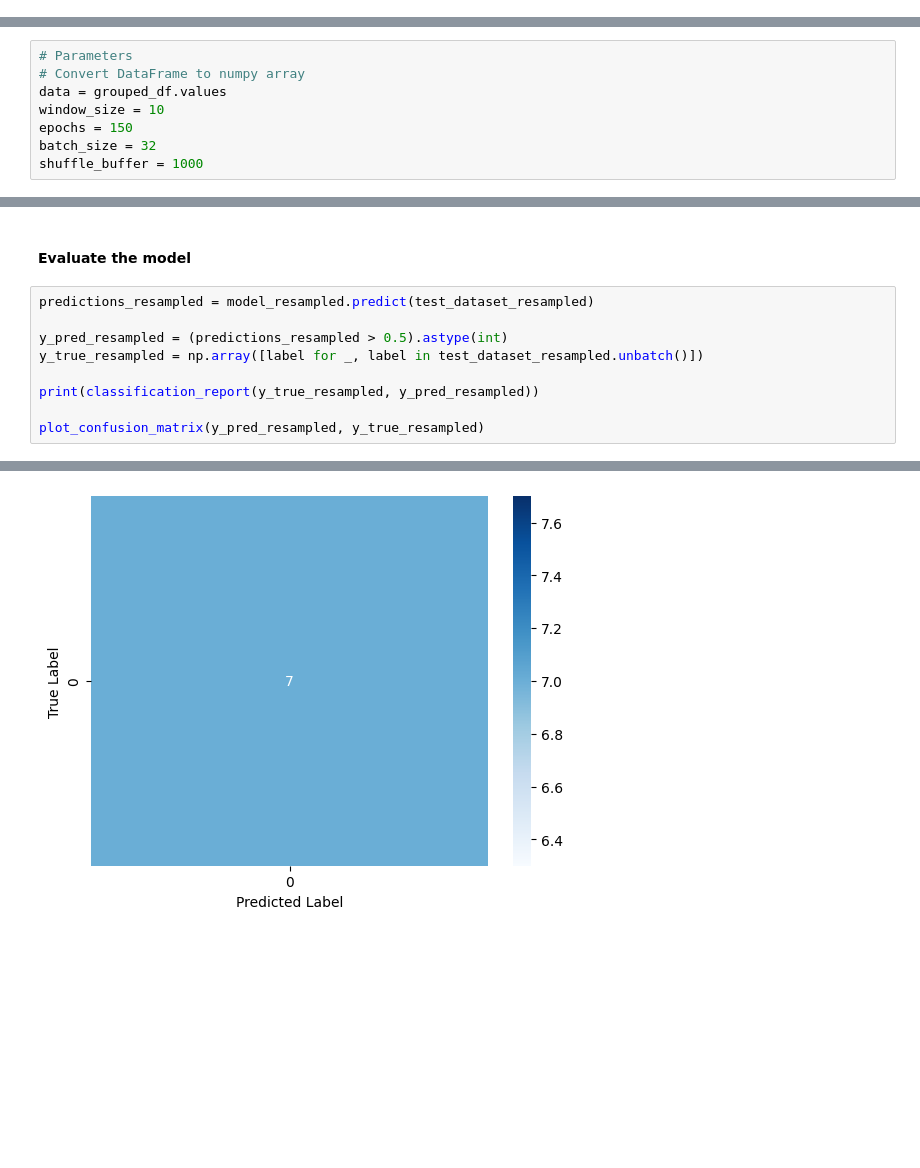
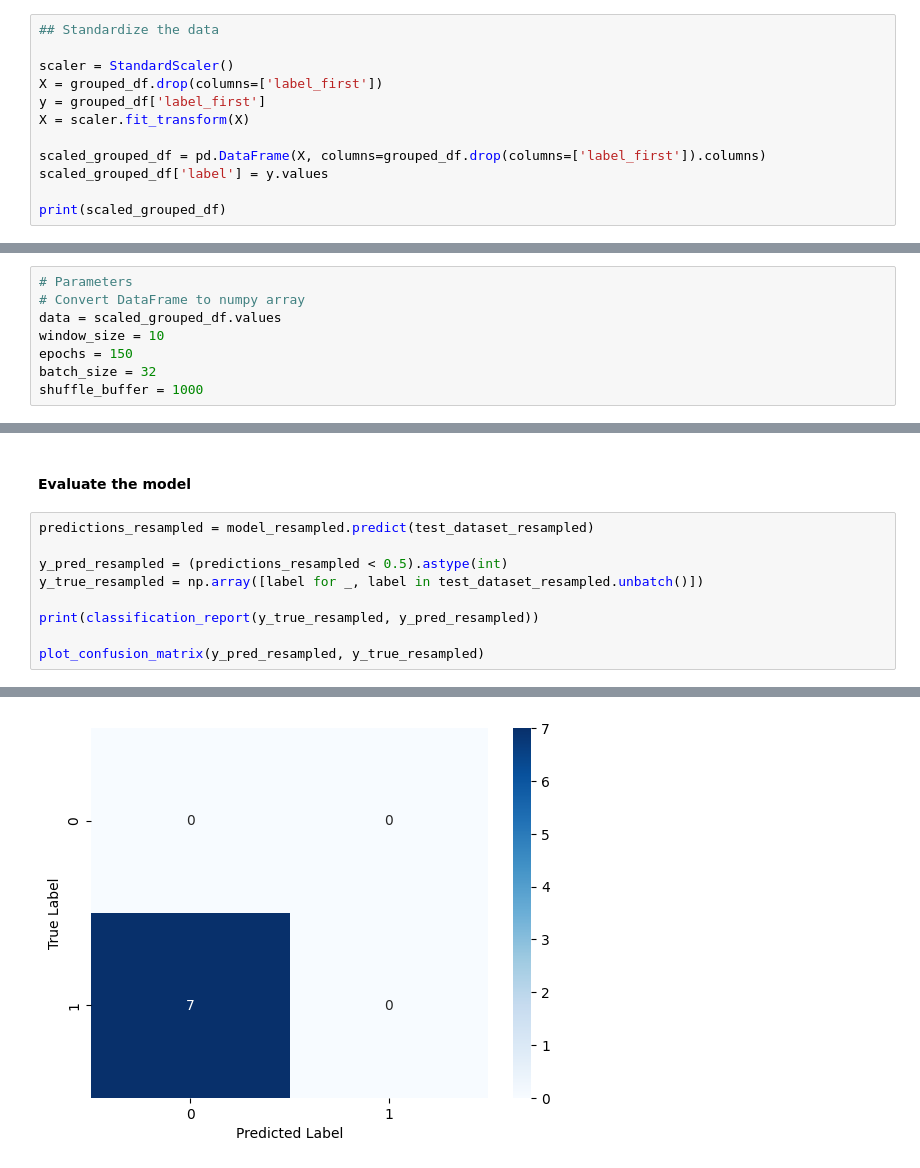
Before and after one commit to 7Mcking/TVaritAssignment, a Jupyter notebook: Assignment.ipynb, the cells around one changed output, grey strips where cells are left out. Cells and saved outputs as stored; diff of their text form; blank space fills up the shorter version.

```diff
--- a/Assignment.ipynb
+++ b/Assignment.ipynb
@@ -96,0 +99,12 @@ grouped_df.drop(columns=['part_id'], inplace=True)
+# %%
+## Standardize the data
+
+scaler = StandardScaler()
+X = grouped_df.drop(columns=['label_first'])
+y = grouped_df['label_first']
+X = scaler.fit_transform(X)
+
+scaled_grouped_df = pd.DataFrame(X, columns=grouped_df.drop(columns=['label_first']).columns)
+scaled_grouped_df['label'] = y.values
+
+print(scaled_grouped_df)
@@ -210,7 +242,7 @@ lr_schedule = tf.keras.callbacks.LearningRateScheduler(
 # %%
 # Parameters
 # Convert DataFrame to numpy array
-data = grouped_df.values
+data = scaled_grouped_df.values
 window_size = 10
 epochs = 150
 batch_size = 32
@@ -713,7 +747,7 @@ ax1 = plot_accuracy(hist_resampled,ax1)
 # %%
 predictions_resampled = model_resampled.predict(test_dataset_resampled)
 
-y_pred_resampled = (predictions_resampled > 0.5).astype(int)
+y_pred_resampled = (predictions_resampled < 0.5).astype(int)
 y_true_resampled = np.array([label for _, label in test_dataset_resampled.unbatch()])
 
 print(classification_report(y_true_resampled, y_pred_resampled))
@@ -732 +767 @@ weighted avg       1.00      1.00      1.00         7
-[figure, old version]
+[figure, new version]
```
Also changed, not shown: parts of 17 cells of this notebook.
